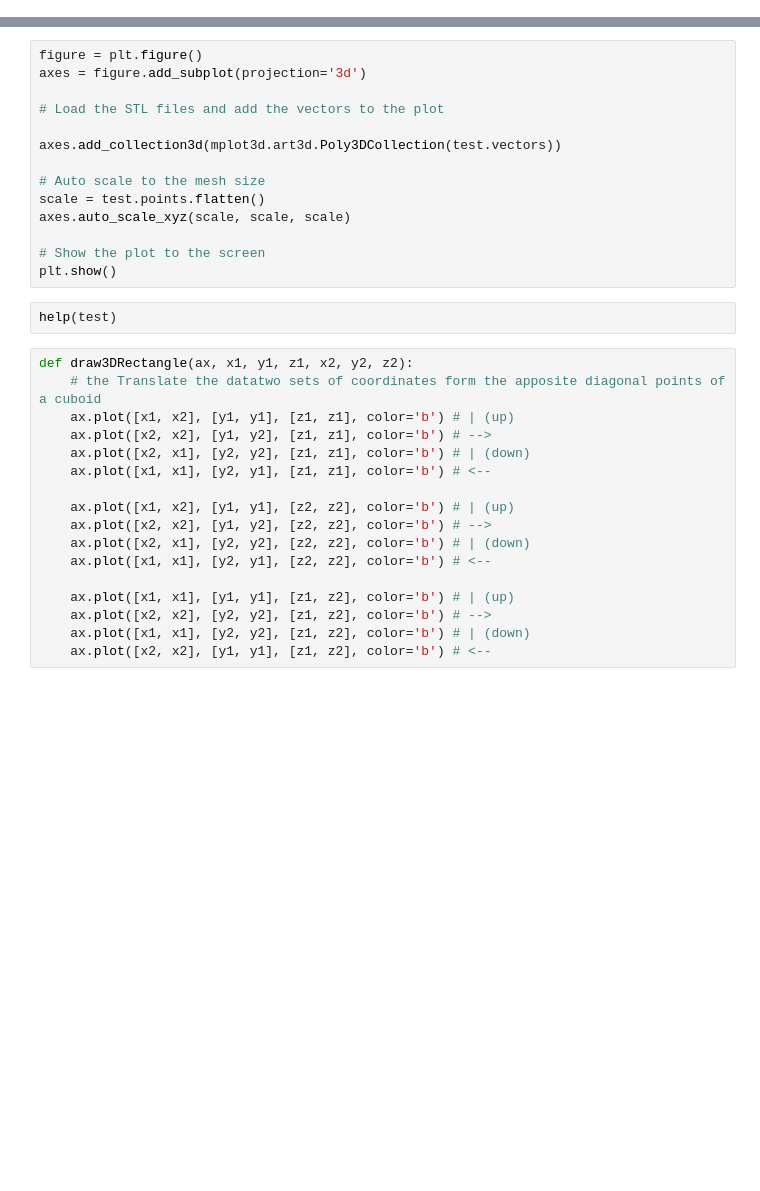
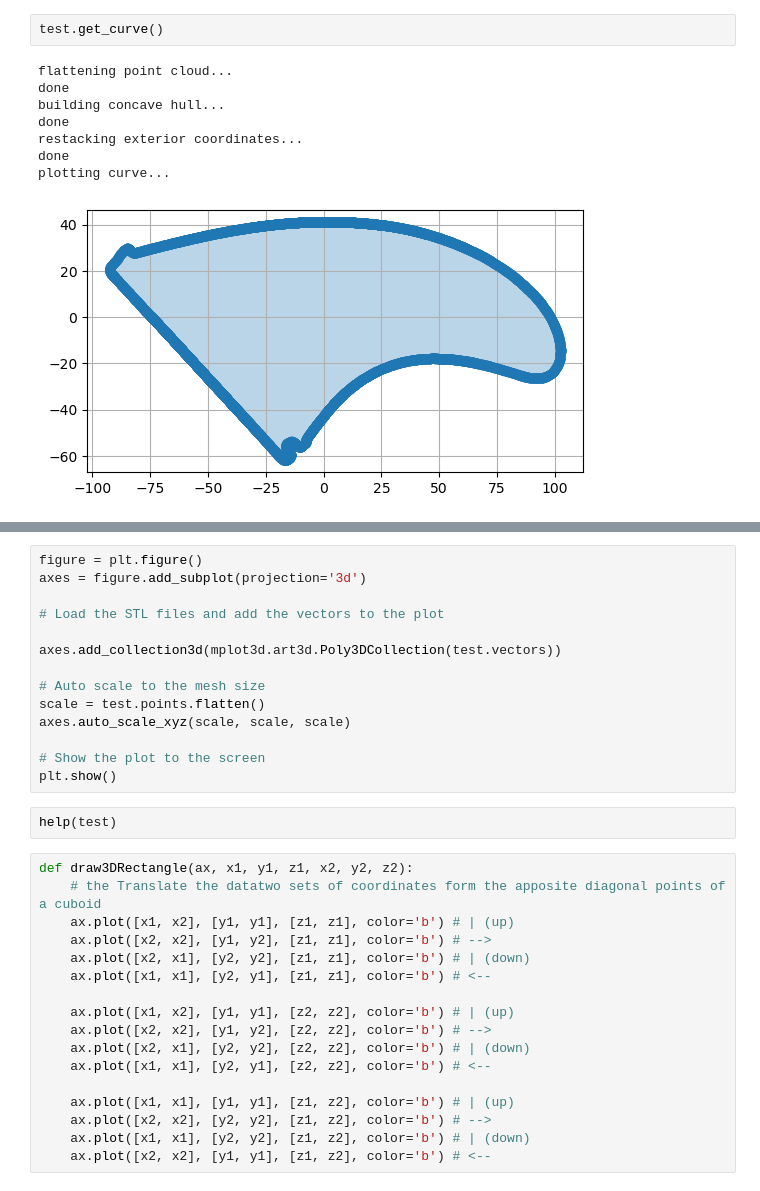
Before and after one commit to ian1x/SHRED-STL-Analysis, a Jupyter notebook: ScratchSpace.ipynb, the cells around one changed output, grey strips where cells are left out. Cells and saved outputs as stored; diff of their text form; blank space fills up the shorter version.

Commit message:
Fin Object Curve Attribute
Added a point cloud attribute to the fin object as well as a method which allows us to remove all internal points and plot only the outer profile.

```diff
--- a/ScratchSpace.ipynb
+++ b/ScratchSpace.ipynb
@@ -46,0 +36,11 @@ done
+# %%
+test.get_curve()
+# %% [output]
+flattening point cloud...
+done
+building concave hull...
+done
+restacking exterior coordinates...
+done
+plotting curve...
+[figure, added]
```
Also changed, not shown: parts of 20 cells of this notebook, 1 other file.
